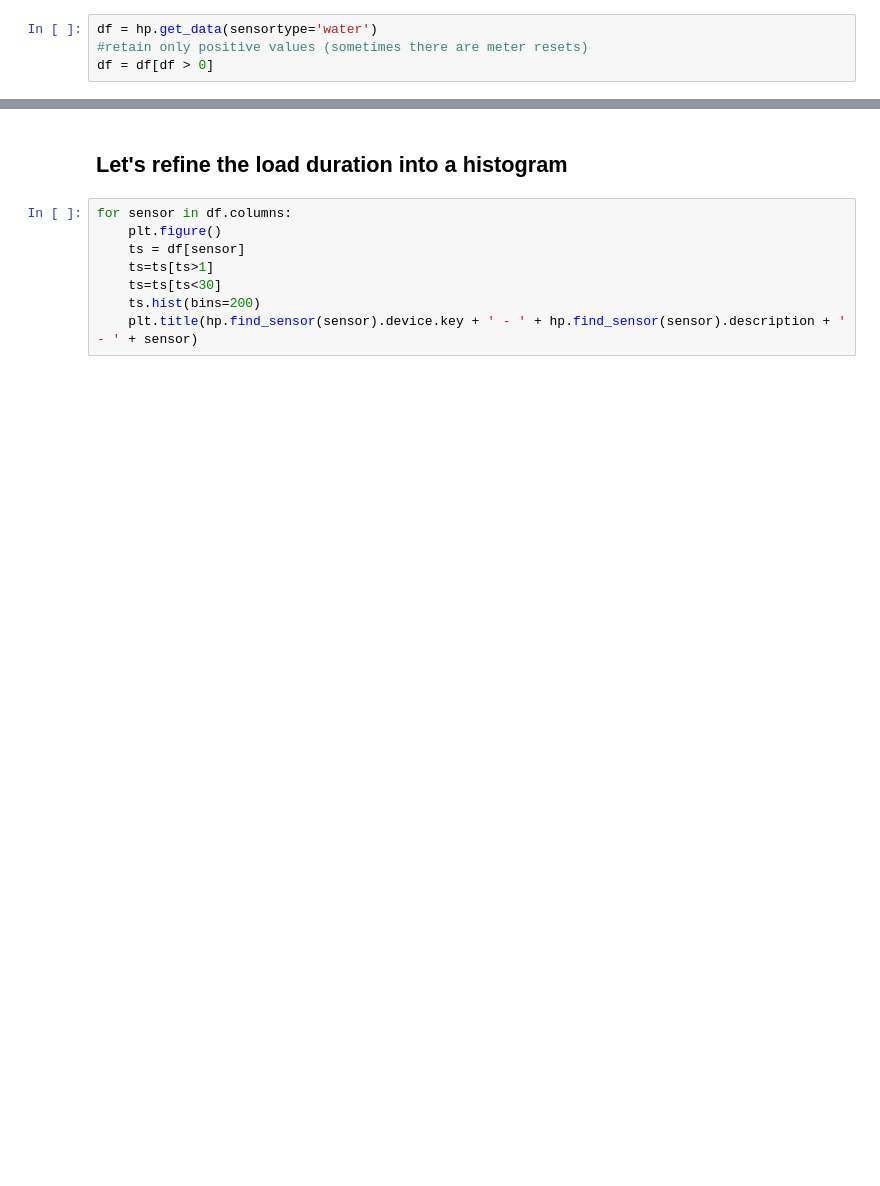
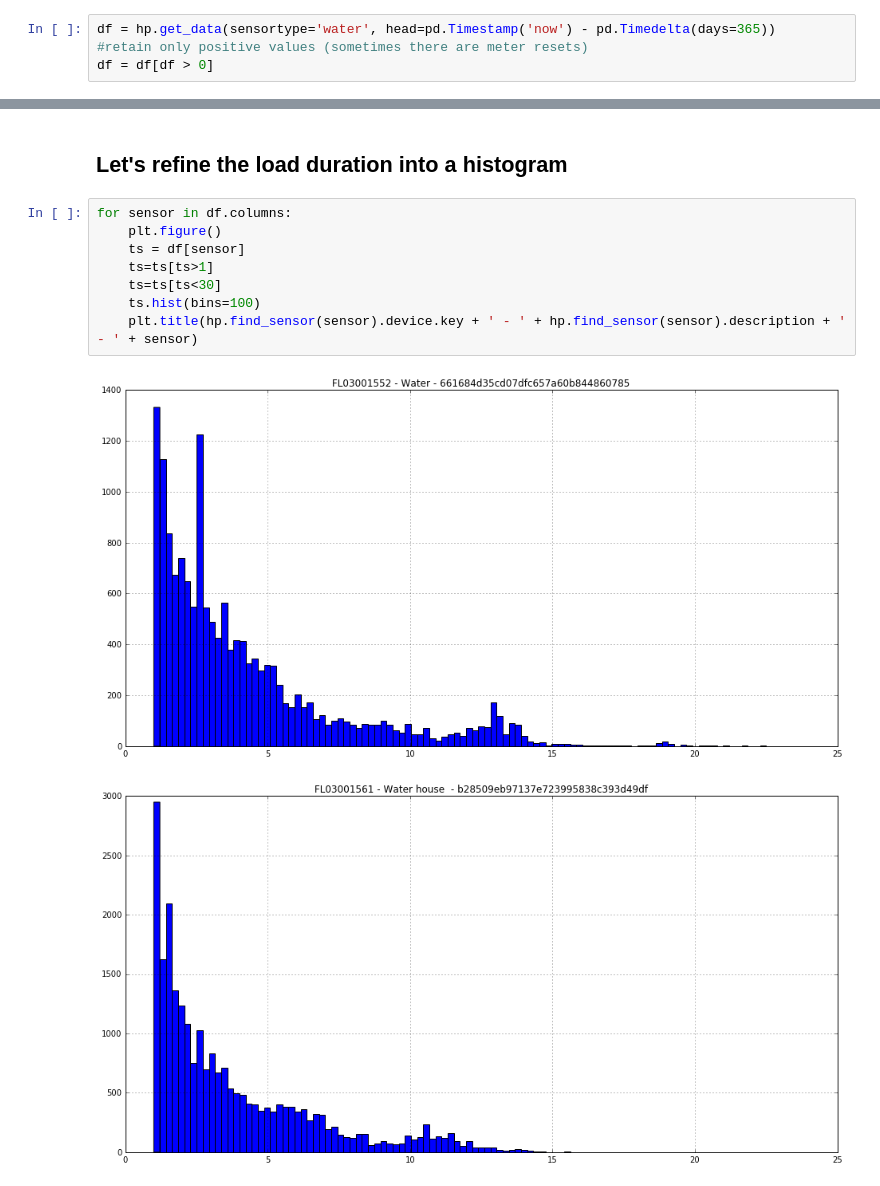
Before and after one commit to opengridcc/opengrid-dev, a Jupyter notebook: notebooks/Analysis/Water_consumption.ipynb, the cells around one changed output, grey strips where cells are left out. Cells and saved outputs as stored; diff of their text form; blank space fills up the shorter version.

```diff
--- a/notebooks/Analysis/Water_consumption.ipynb
+++ b/notebooks/Analysis/Water_consumption.ipynb
@@ -23,5 +33,5 @@ hp.sync_tmpos()
 # %%
-df = hp.get_data(sensortype='water')
+df = hp.get_data(sensortype='water', head=pd.Timestamp('now') - pd.Timedelta(days=365))
 #retain only positive values (sometimes there are meter resets)
 df = df[df > 0]
 # %% [markdown]
@@ -46,8 +65,11 @@ for sensor in df.columns:
 # %%
 for sensor in df.columns:
     plt.figure()
     ts = df[sensor]
     ts=ts[ts>1]
     ts=ts[ts<30]
-    ts.hist(bins=200)
+    ts.hist(bins=100)
     plt.title(hp.find_sensor(sensor).device.key + ' - ' + hp.find_sensor(sensor).description + ' - ' + sensor)
+# %% [output]
+[figure, added]
+[figure, added]
```
Also changed, not shown: parts of 6 cells of this notebook, 4 other files.
